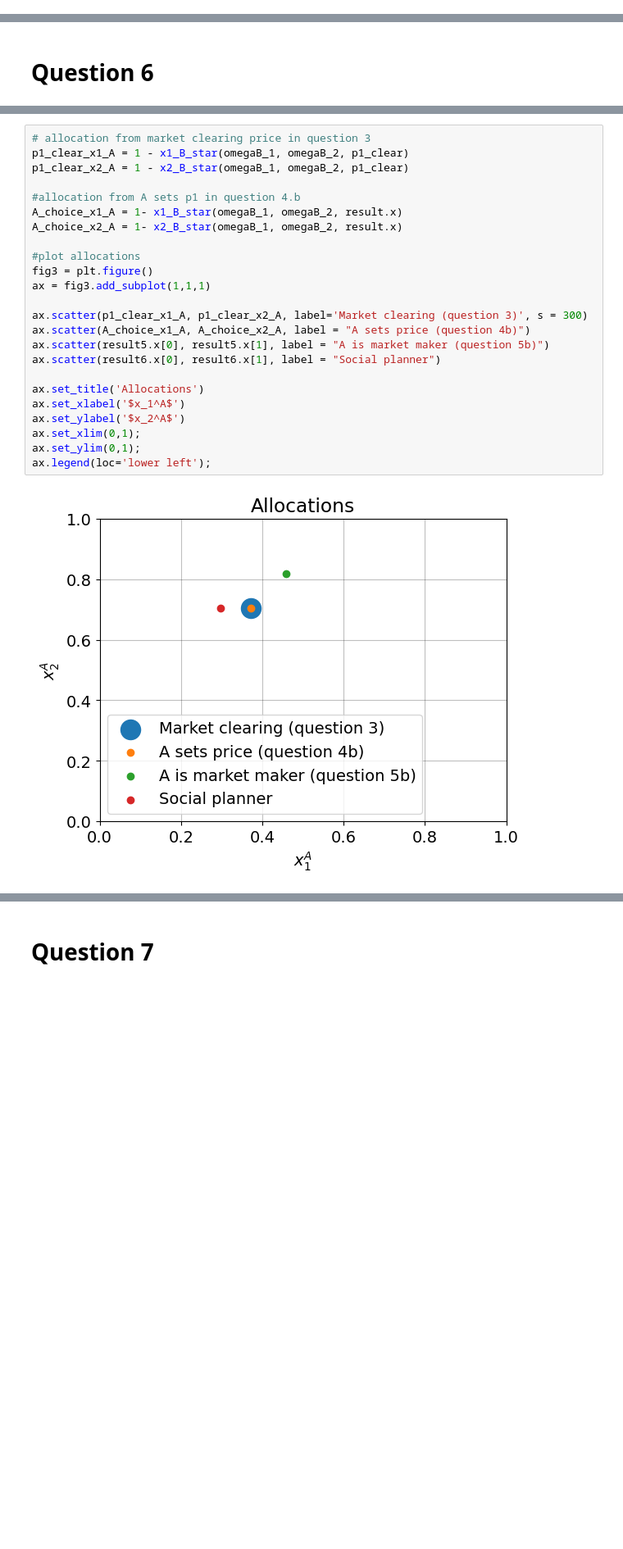
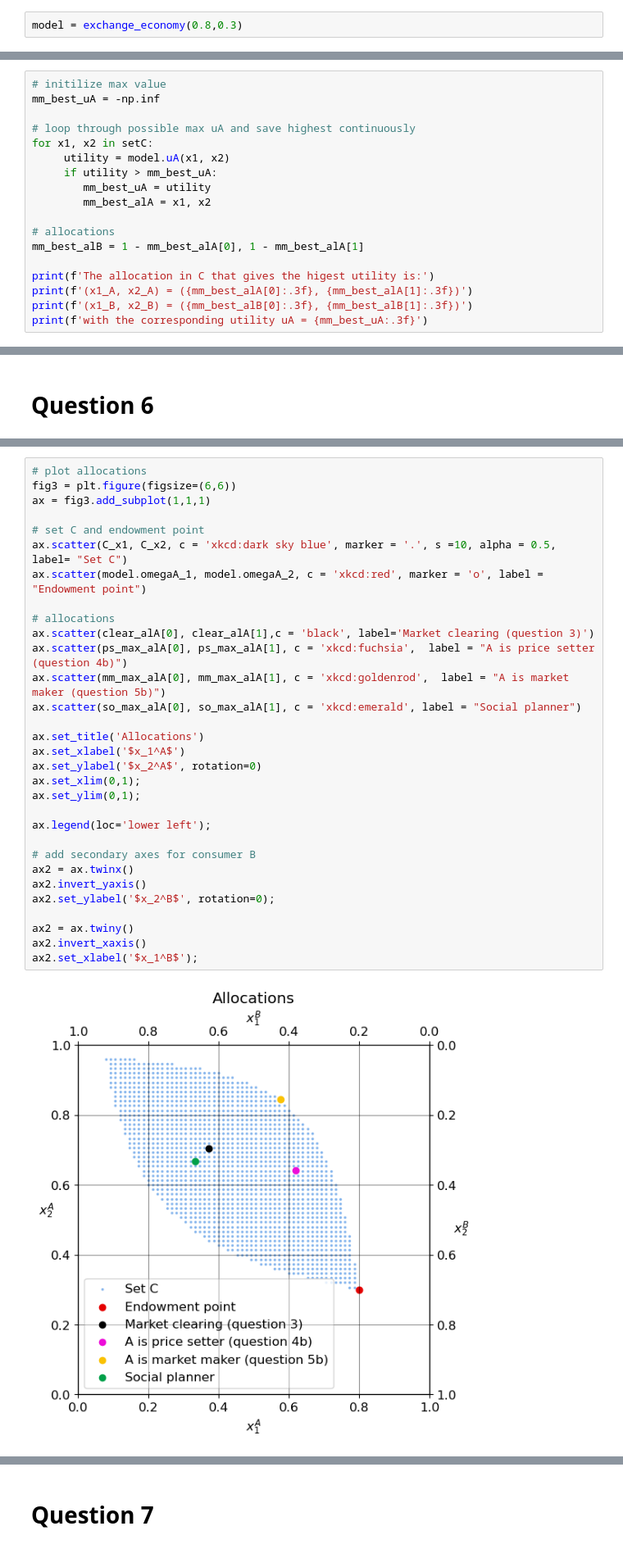
Before and after one commit to NumEconCopenhagen/projects-2024-maria, a Jupyter notebook: inauguralproject/inauguralproject.ipynb, the cells around one changed output, grey strips where cells are left out. Shown at 82% size. Saved outputs shown, nothing was run; the diff lists cells and outputs as text; blank space fills up the shorter version.

```diff
--- a/inauguralproject/inauguralproject.ipynb
+++ b/inauguralproject/inauguralproject.ipynb
@@ -60,3 +28,5 @@ def x2_B_star(omegaB_1, omegaB_2, p1, p2 = 1, beta = 2/3):
+# %%
+model = exchange_economy(0.8,0.3)
 # %% [markdown]
 # Question 1
 # %% [markdown]
@@ -270,0 +191,18 @@ xa1: 0.45897607565982107 xa2: 0.8187404524907691
+# %%
+# initilize max value
+mm_best_uA = -np.inf
+
+# loop through possible max uA and save highest continuously
+for x1, x2 in setC:
+     utility = model.uA(x1, x2)
+     if utility > mm_best_uA:
+        mm_best_uA = utility
+        mm_best_alA = x1, x2
+
+# allocations
+mm_best_alB = 1 - mm_best_alA[0], 1 - mm_best_alA[1]
+
+print(f'The allocation in C that gives the higest utility is:')
+print(f'(x1_A, x2_A) = ({mm_best_alA[0]:.3f}, {mm_best_alA[1]:.3f})')
+print(f'(x1_B, x2_B) = ({mm_best_alB[0]:.3f}, {mm_best_alB[1]:.3f})')
+print(f'with the corresponding utility uA = {mm_best_uA:.3f}')
@@ -302,26 +283,33 @@ B) The two consumers recieve the same amount of opposite goods. This is as expec
 # %%
-# allocation from market clearing price in question 3
-p1_clear_x1_A = 1 - x1_B_star(omegaB_1, omegaB_2, p1_clear)
-p1_clear_x2_A = 1 - x2_B_star(omegaB_1, omegaB_2, p1_clear)
-
-#allocation from A sets p1 in question 4.b
-A_choice_x1_A = 1- x1_B_star(omegaB_1, omegaB_2, result.x)
-A_choice_x2_A = 1- x2_B_star(omegaB_1, omegaB_2, result.x)
-
-#plot allocations
-fig3 = plt.figure()
+# plot allocations
+fig3 = plt.figure(figsize=(6,6))
 ax = fig3.add_subplot(1,1,1)
 
-ax.scatter(p1_clear_x1_A, p1_clear_x2_A, label='Market clearing (question 3)', s = 300)
-ax.scatter(A_choice_x1_A, A_choice_x2_A, label = "A sets price (question 4b)")
-ax.scatter(result5.x[0], result5.x[1], label = "A is market maker (question 5b)")
-ax.scatter(result6.x[0], result6.x[1], label = "Social planner")
+# set C and endowment point
+ax.scatter(C_x1, C_x2, c = 'xkcd:dark sky blue', marker = '.', s =10, alpha = 0.5, label= "Set C")
+ax.scatter(model.omegaA_1, model.omegaA_2, c = 'xkcd:red', marker = 'o', label = "Endowment point")
+
+# allocations
+ax.scatter(clear_alA[0], clear_alA[1],c = 'black', label='Market clearing (question 3)')
+ax.scatter(ps_max_alA[0], ps_max_alA[1], c = 'xkcd:fuchsia',  label = "A is price setter (question 4b)")
+ax.scatter(mm_max_alA[0], mm_max_alA[1], c = 'xkcd:goldenrod',  label = "A is market maker (question 5b)")
+ax.scatter(so_max_alA[0], so_max_alA[1], c = 'xkcd:emerald', label = "Social planner")
 
 ax.set_title('Allocations')
 ax.set_xlabel('$x_1^A$')
-ax.set_ylabel('$x_2^A$')
+ax.set_ylabel('$x_2^A$', rotation=0)
 ax.set_xlim(0,1);
 ax.set_ylim(0,1);
+
 ax.legend(loc='lower left');
+
+# add secondary axes for consumer B
+ax2 = ax.twinx()
+ax2.invert_yaxis()
+ax2.set_ylabel('$x_2^B$', rotation=0);
+
+ax2 = ax.twiny()
+ax2.invert_xaxis()
+ax2.set_xlabel('$x_1^B$');
 # %% [output]
-[figure, old version]
+[figure, new version]
```
Also changed, not shown: parts of 49 cells of this notebook, 2 other files.
